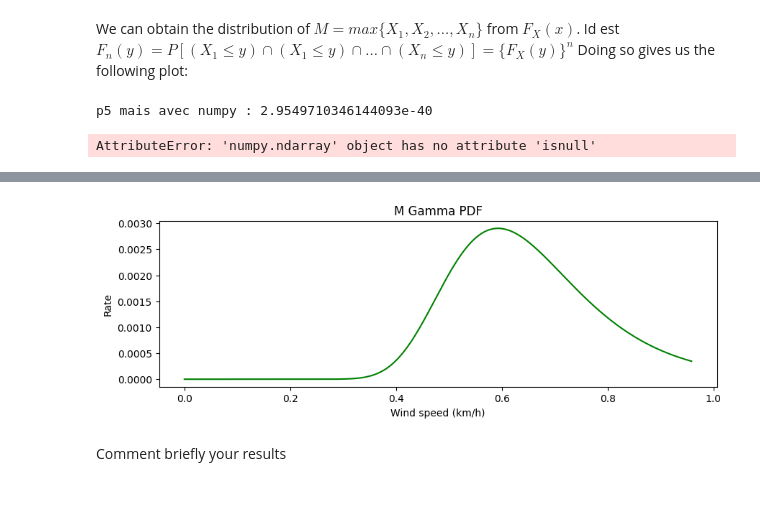
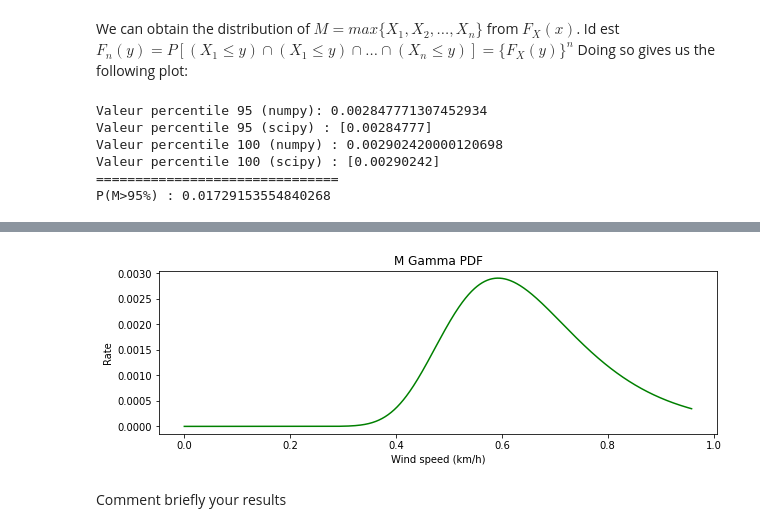
Before and after one commit to Emilevillette/LEPL1109-Hackatons, a Jupyter notebook: Hackaton 1/hack1_without_code.ipynb, the cells around one changed output, grey strips where cells are left out. Cells and saved outputs as stored; diff of their text form; code cells hidden in the pictures; blank space fills up the shorter version.

```diff
--- a/Hackaton 1/hack1_without_code.ipynb
+++ b/Hackaton 1/hack1_without_code.ipynb
@@ -473,46 +473,48 @@ def q8_plot_cdf(X, y, cdf, params):
     plt.ylabel('Rate')
     plt.plot(X, cdf, color='green', label="cdf")
 
 
 res = q8_calculate_cdf(df_be['FG'])
 q8_plot_cdf(*res)
 
 
 def q8_plot_pdf(X, y, pdf, params):
     plt.figure(figsize=(10, 3))
     plt.title("M Gamma PDF")
     plt.xlabel('Wind speed (km/h)')
     plt.ylabel('Rate')
     X = np.linspace(pdf.min(), pdf.max(), 999)
     plt.plot(X, np.diff(pdf), color='green', label="pdf")
 
 
 q8_plot_pdf(*res)
 
 
-def q8_calculate_p5(y):
-    y_no_null = y[~y.isnull()]
-    X = np.linspace(y_no_null.values.min(), y_no_null.values.max(), 1000)
-    params = 5, stats.gamma.fit(y_no_null.values)
-    p5 = stats.gamma.ppf(*params)
-    return X, y, p5
-
-
 def q8_plot_ppf(X, y, ppf):
     plt.figure(figsize=(10, 3))
     plt.title("Gamma PPF at percentile 5")
     plt.xlabel('Wind speed (km/h)')
     plt.ylabel('Rate')
-    plt.plot(X, ppf, color='green', label="pdf")
+    plt.plot(X, ppf, color='green', label="ppf")
     plt.hist(y, bins=int(y.max() - y.min() + 1), density=True)
 
-#print(f"p5 mais avec numpy : {np.percentile(y, 5)}")
+
+print(f"Valeur percentile 95 (numpy): {np.percentile(np.diff(res[2]), 95)}")
+print(f"Valeur percentile 95 (scipy) : {stats.scoreatpercentile(a=np.diff(res[2]), per=[95])}")
+print(f"Valeur percentile 100 (numpy) : {np.percentile(np.diff(res[2]), 100)}")
+print(f"Valeur percentile 100 (scipy) : {stats.scoreatpercentile(a=np.diff(res[2]), per=[100])}")
+print("===============================")
+print(f"P(M>95%) : {np.sum(stats.scoreatpercentile(a=np.diff(res[2]), per=[x for x in range (95,101)]))}")
 #print(f"p5 : {q8_calculate_p5(y)}")
 # %% [output]
-p5 mais avec numpy : 2.9549710346144093e-40
+Valeur percentile 95 (numpy): 0.002847771307452934
+Valeur percentile 95 (scipy) : [0.00284777]
+Valeur percentile 100 (numpy) : 0.002902420000120698
+Valeur percentile 100 (scipy) : [0.00290242]
+===============================
+P(M>95%) : 0.01729153554840268
-AttributeError: 'numpy.ndarray' object has no attribute 'isnull'
 [figure]
-[figure, old version]
+[figure, new version]
 # %% [markdown]
 Comment briefly your results
 # %% [raw]
```
Also changed, not shown: parts of 5 cells of this notebook.
